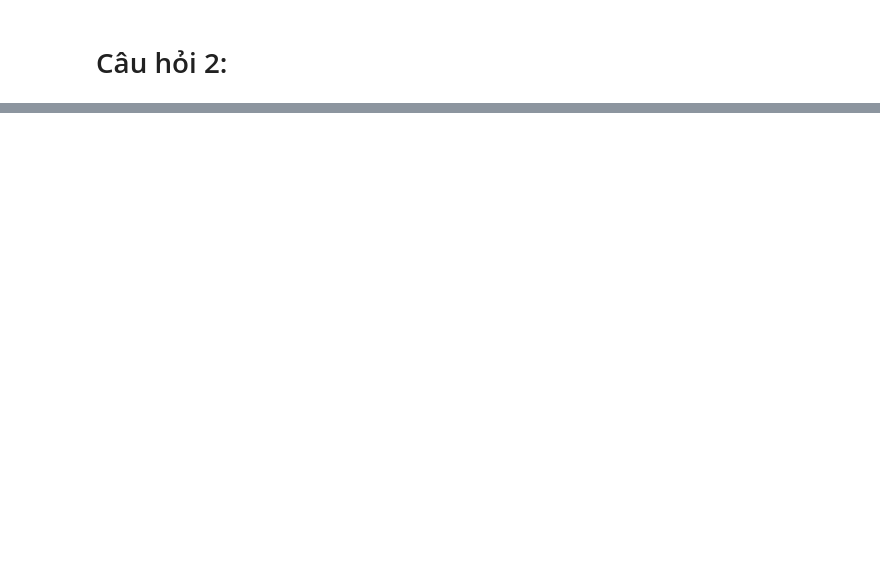
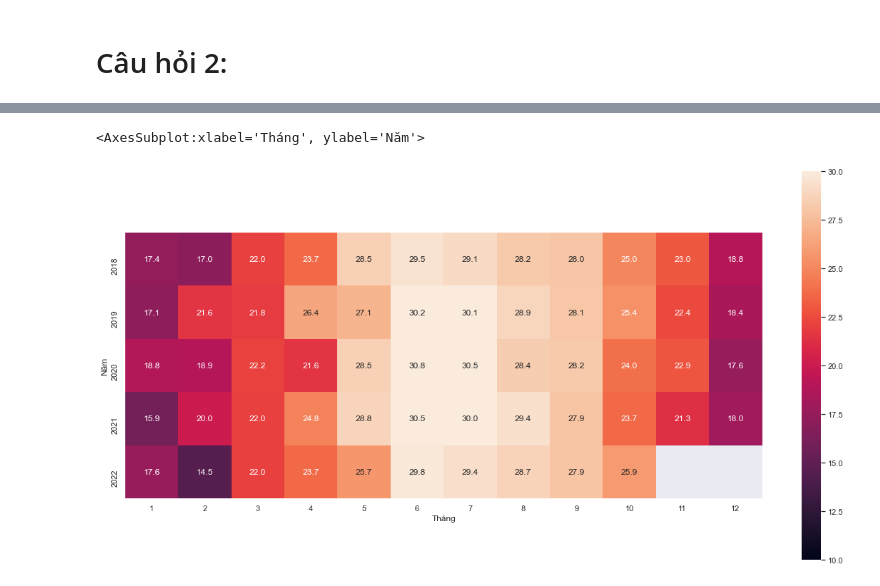
Before and after one commit to the0nlyWyvern/Weather-Analysis, a Jupyter notebook: UnderstandData_Part1.ipynb, the cells around one changed output, grey strips where cells are left out. Saved outputs shown, nothing was run; the diff lists cells and outputs as text; code cells hidden in the pictures; blank space fills up the shorter version.

```diff
--- a/UnderstandData_Part1.ipynb
+++ b/UnderstandData_Part1.ipynb
@@ -110,0 +75,3 @@ array(['Sukhumi', 'Baku', 'Manama', 'Dhaka', 'Bandar Seri Begawan',
+# %%
+Hanoi_df = weather_df[weather_df['country']=='Vietnam'][['date', 'tavg']]
+Hanoi_df
@@ -110,0 +94,5 @@ array(['Sukhumi', 'Baku', 'Manama', 'Dhaka', 'Bandar Seri Begawan',
+# %%
+Hanoi_df['month'] = pd.DatetimeIndex(Hanoi_df['date']).month
+Hanoi_df['year'] = pd.DatetimeIndex(Hanoi_df['date']).year
+# %%
+Hanoi_df.set_index('date')
@@ -110,0 +135,3 @@ array(['Sukhumi', 'Baku', 'Manama', 'Dhaka', 'Bandar Seri Begawan',
+# %%
+Hanoi_df = Hanoi_df.pivot_table(values='tavg', index='month',columns='year')
+Hanoi_df
@@ -110,0 +153,9 @@ array(['Sukhumi', 'Baku', 'Manama', 'Dhaka', 'Bandar Seri Begawan',
+# %%
+hn_heatmap = sns.heatmap(Hanoi_df.T, vmin=10, vmax=30, annot=True, fmt=".1f", square=True)
+sns.set(rc = {'figure.figsize':(20,10)})
+sns.color_palette("Reds", as_cmap=True)
+hn_heatmap.set(xlabel="Tháng", ylabel="Năm")
+hn_heatmap
+# %% [output]
+<AxesSubplot:xlabel='Tháng', ylabel='Năm'>
+[figure, added]
```
Also changed, not shown: parts of 22 cells of this notebook.
